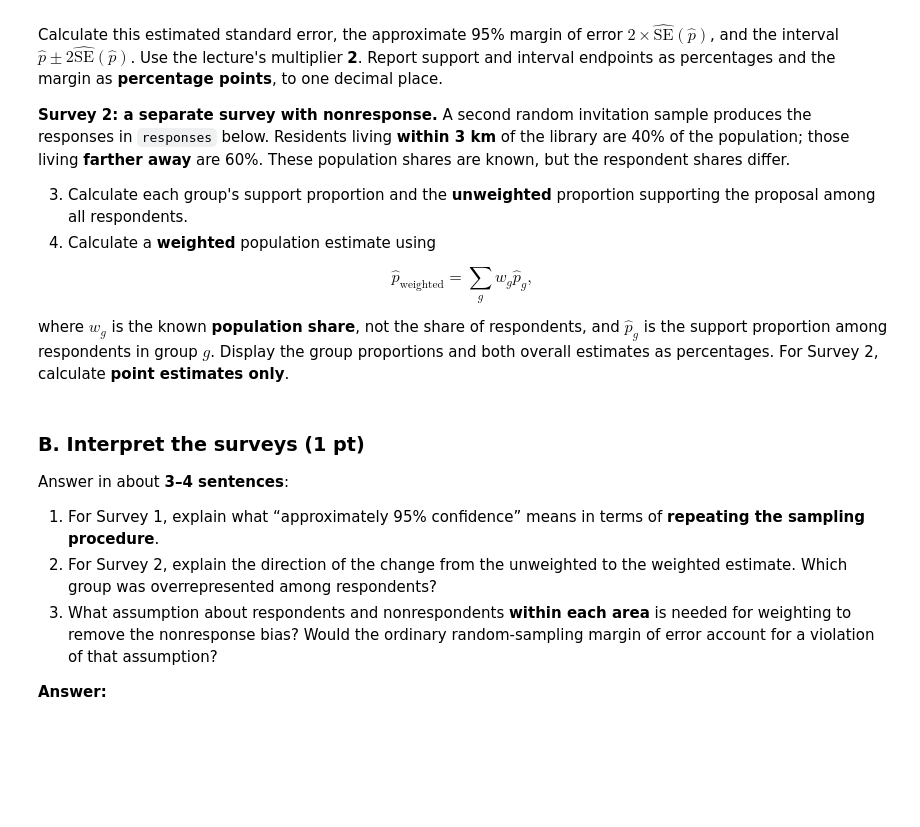
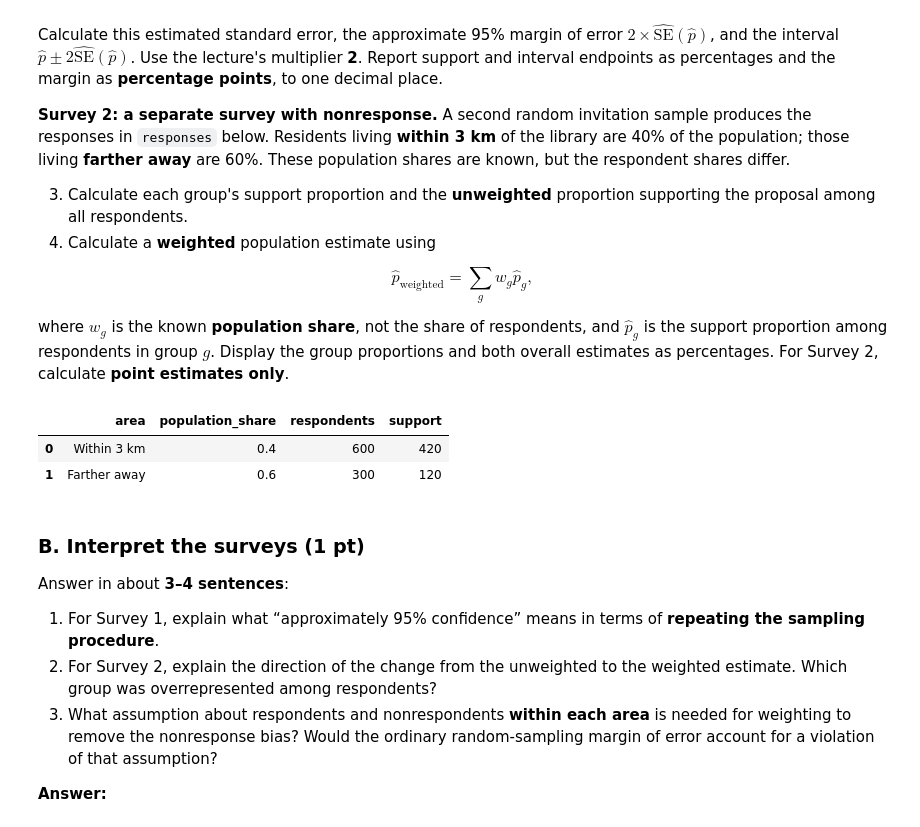
Before and after one commit to DanElkoni/26f-engr1451-2451, a Jupyter notebook: 1-assignments/LE11/LE11.ipynb, the cells around one changed output. Cells and saved outputs as stored; diff of their text form; code cells hidden in the pictures; blank space fills up the shorter version.

```diff
--- a/1-assignments/LE11/LE11.ipynb
+++ b/1-assignments/LE11/LE11.ipynb
@@ -55,28 +55,35 @@ $$
 # %%
 import numpy as np
 import pandas as pd
 from scipy import stats
 
 pd.set_option("display.precision", 4)
 alpha = 0.05
 
 # Survey 1: complete responses to a simple random sample.
 n = 900
 support = 513
 
 # Survey 2: separate responses; population shares are supplied.
 responses = pd.DataFrame({
     "area": ["Within 3 km", "Farther away"],
     "population_share": [0.40, 0.60],
     "respondents": [600, 300],
     "support": [420, 120],
 })
 display(responses)
 
 # Survey 1: calculate p_hat, the estimated SE, margin, and interval.
+p_hat = support/n
+estimated_se = np.sqrt((p_hat*(1-p_hat))/n)
+margin = 2*estimated_se
+interval = [p_hat - margin, p_hat + margin]
+
 # Survey 2: calculate group support rates and unweighted/weighted estimates.
-
-# Your code here
+# %% [output]
+|  | area | population_share | respondents | support |
+| 0 | Within 3 km | 0.4 | 600 | 420 |
+| 1 | Farther away | 0.6 | 300 | 120 |
 # %% [markdown]
 ### B. Interpret the surveys (1 pt)
 
```
Also changed, not shown: parts of 1 cell of this notebook, 1 other file.
